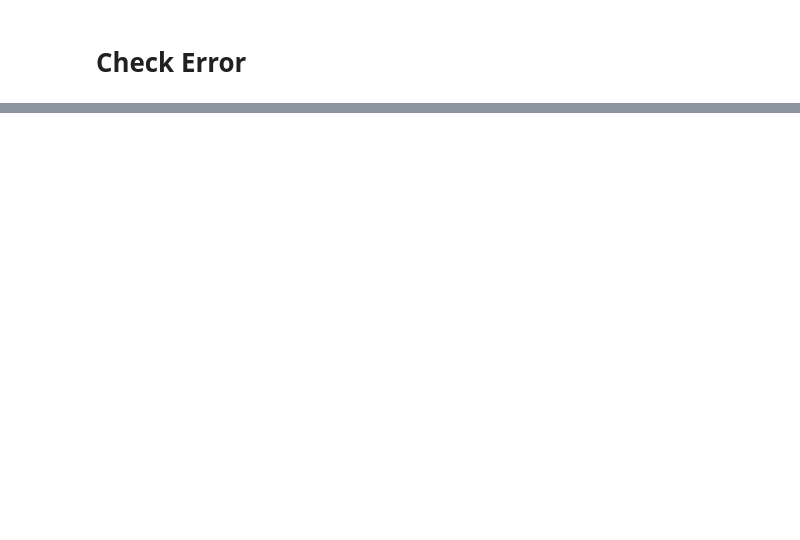
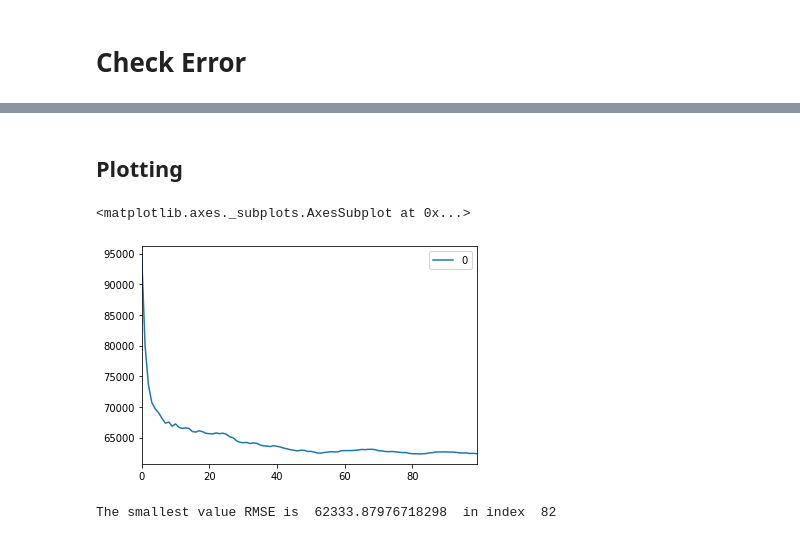
Before and after one commit to galihsatriawan/House-Price-Regression, a Jupyter notebook: KNNRegression.ipynb, the cells around one changed output, grey strips where cells are left out. Drawn from its saved outputs; the diff is of its cells as text; code cells hidden in the pictures; blank space fills up the shorter version.

Commit message:
- Test some K Values

```diff
--- a/KNNRegression.ipynb
+++ b/KNNRegression.ipynb
@@ -111,0 +114,20 @@ error
+# %%
+all_error = []
+str_error = []
+for K in range(100):
+    K += 1
+    model = neighbors.KNeighborsRegressor(n_neighbors=K)
+
+    #fitting
+    model.fit(x_train,y_train)
+
+    #prediction
+    prediction = model.predict(x_test)
+
+    #count error and store it
+    error = sqrt(mean_squared_error(y_test,prediction))
+
+    all_error.append(error)
+    str_ ="RMSE for K = " + str(K) + " is " + str(error)
+    str_error.append(str_)
+str_error
@@ -111,0 +152,19 @@ error
+# %% [markdown]
+## Plotting
+# %%
+plot_curve = pd.DataFrame(all_error)
+plot_curve.plot()
+# %% [output]
+<matplotlib.axes._subplots.AxesSubplot at 0x...>
+[figure, added]
+# %%
+mini = all_error[0]
+index = 0
+for i in range(len(all_error)):
+     if all_error[i]<mini :
+            mini = all_error[i]
+            index = i
+
+print("The smallest value RMSE is ",mini," in index ",index)
+# %% [output]
+The smallest value RMSE is  62333.87976718298  in index  82
```
Also changed, not shown: parts of 4 cells of this notebook.
